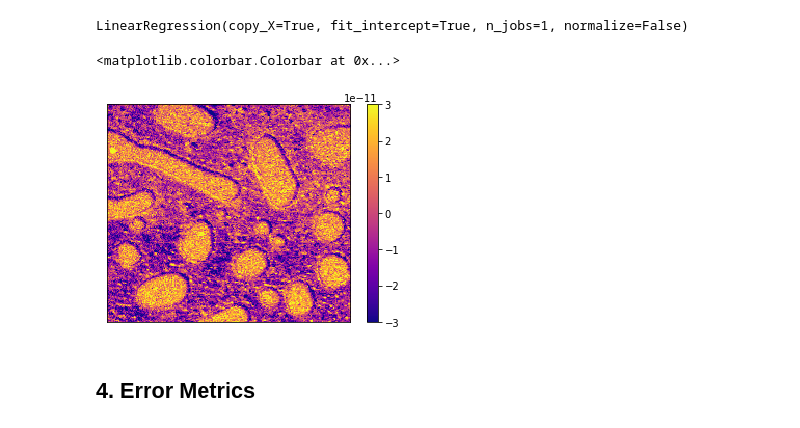
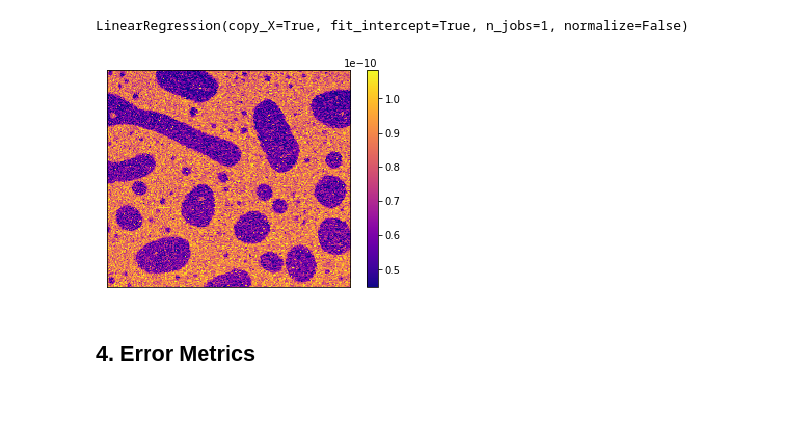
Before and after one commit to kongjy/MultimodalAFMonPMMAP3HT_processing, a Jupyter notebook: jupyter_notebooks/si_notebook.ipynb, the cells around one changed output. Cells and saved outputs as stored; diff of their text form; code cells hidden in the pictures; blank space fills up the shorter version.

```diff
--- a/jupyter_notebooks/si_notebook.ipynb
+++ b/jupyter_notebooks/si_notebook.ipynb
@@ -239,5 +249,5 @@ scores_maps = scores.reshape((210,235,558))
 # %%
 #split data into testing and training sets.
 cAFMshiftlist = cAFM_transformed[35:245, 10:245].reshape((49350,1))
-train_x, test_x, train_y, test_y  train_test_split(scores[:,0:10],cAFMshiftlist,test_size=0.90, train_size=0.10, random_state=4)
+train_x, test_x, train_y, test_y = train_test_split(scores[:,0:10],cAFMshiftlist,test_size=0.90, train_size=0.10, random_state=4)
 # %%
@@ -246,17 +257,14 @@ regr.fit(train_x, train_y)
 # %% [output]
 LinearRegression(copy_X=True, fit_intercept=True, n_jobs=1, normalize=False)
 # %%
+#construct cAFM image using linear regression model and display
 cAFMpred = regr.predict(scores[:,0:10])
 cAFMpredimage = cAFMpred.reshape(210,235)
 error = cAFMpredimage-cAFM_transformed[35:245, 10:245]
-fig = plt.imshow(error, cmap='plasma')
-plt.clim(0.3e-10, -0.3e-10)
-fig.axes.get_xaxis().set_visible(False)
-fig.axes.get_yaxis().set_visible(False)
-plt.colorbar()
+fig = show(cAFMpredimage, cmap='plasma')
+#plt.clim(0.43e-10,1.07e-10)
 # %% [output]
-<matplotlib.colorbar.Colorbar at 0x...>
-[figure, old version]
+[figure, new version]
 # %% [markdown]
 ## 4. Error Metrics
 # %%
```
Also changed, not shown: parts of 14 cells of this notebook.
